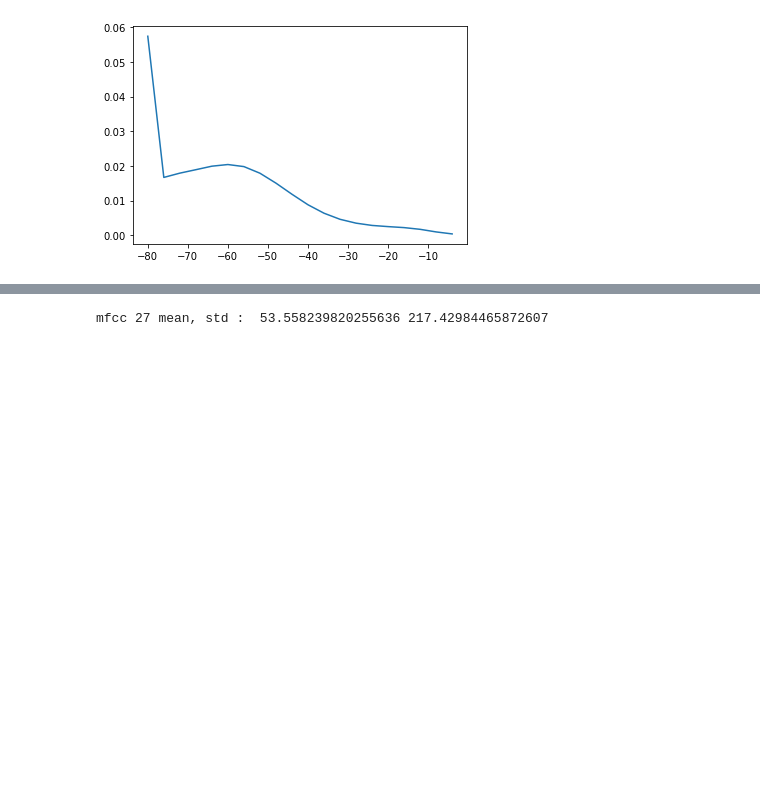
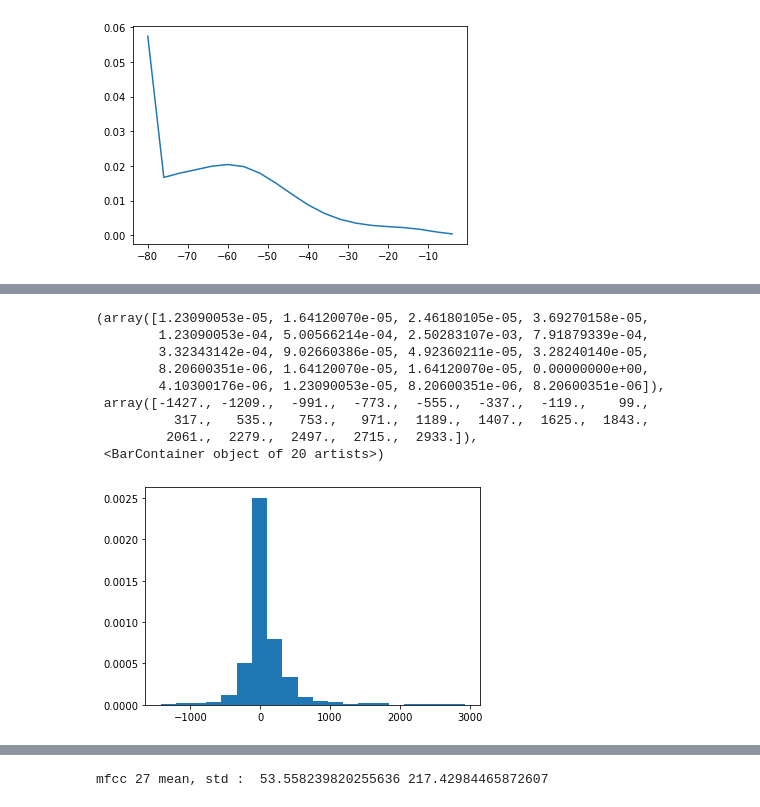
Before and after one commit to bub3690/voice_pathology_ai, a Jupyter notebook: distribution.ipynb, the cells around one changed output, grey strips where cells are left out. Saved outputs shown, nothing was run; the diff lists cells and outputs as text; code cells hidden in the pictures; blank space fills up the shorter version.

```diff
--- a/distribution.ipynb
+++ b/distribution.ipynb
@@ -209,3 +211,46 @@ for key in X:
     spectros.append(log_spectrogram) # spectrogram
     #print(value[0])
     mels.append(mel_feature) # spectrogram
+# %%
+#mfccs
+
+mfccs=[]
+
+sr=16000
+
+for key in X:
+    #print(key)
+    sig =  phrase_dict[key] # 16000hz 실시
+    length=sr*2 #300 padding을 위한 파라미터
+    pad1d=lambda a, i: a[0:i] if a.shape[0] > i else np.hstack((a, np.zeros((i-a.shape[0]))))
+    sig = pad1d(sig,length)
+    sig = (sig-sig.mean())/sig.std()
+    sig_torch = torch.tensor(sig,dtype=torch.float32)
+
+    MFCC = T.MFCC(
+                    sample_rate = mfcc_run_config["sr"],
+                    n_mfcc = mfcc_run_config["n_mfcc"],
+                    melkwargs={
+                        'n_fft': mfcc_run_config["n_fft"],
+                        'n_mels': mfcc_run_config["n_mels"],
+                        'hop_length': mfcc_run_config["hop_length"],
+                        'mel_scale': mfcc_run_config["mel_scale"],
+                        'win_length' : mfcc_run_config["win_length"],
+                        'f_max': mfcc_run_config["f_max"]
+                    }
+                )
+
+    MFCCs=MFCC(sig_torch)
+    MFCCs = MFCCs[1:,]
+    (nframes, ncoeff) = MFCCs.shape
+    cep_lifter = mfcc_run_config["lifter"]
+
+    #log_spectrogram = phrase_scaler[0].transform(log_spectrogram.reshape(1,-1)).reshape(self.mel_params["n_mels"],time_len)
+    #mel_feature=phrase_scaler[1].transform(mel_feature.reshape(1,-1)).reshape(self.mel_params["n_mels"],time_len)
+
+    if cep_lifter > 0:
+        n = np.arange(ncoeff)
+        lift = 1 + (cep_lifter / 2) * np.sin(np.pi * n / cep_lifter)
+        MFCCs *= lift
+
+    mfccs.append(MFCCs)
@@ -278,0 +351,13 @@ plt.plot(np.arange(-80, 0,4),np.array(spectro_bins).mean(axis=0))
+# %%
+plt.hist(np.round( mfccs[0] ).reshape(-1),density=True,histtype='bar',bins=20)
+# %% [output]
+(array([1.23090053e-05, 1.64120070e-05, 2.46180105e-05, 3.69270158e-05,
+        1.23090053e-04, 5.00566214e-04, 2.50283107e-03, 7.91879339e-04,
+        3.32343142e-04, 9.02660386e-05, 4.92360211e-05, 3.28240140e-05,
+        8.20600351e-06, 1.64120070e-05, 1.64120070e-05, 0.00000000e+00,
+        4.10300176e-06, 1.23090053e-05, 8.20600351e-06, 8.20600351e-06]),
+ array([-1427., -1209.,  -991.,  -773.,  -555.,  -337.,  -119.,    99.,
+          317.,   535.,   753.,   971.,  1189.,  1407.,  1625.,  1843.,
+         2061.,  2279.,  2497.,  2715.,  2933.]),
+ <BarContainer object of 20 artists>)
+[figure, added]
```
Also changed, not shown: parts of 25 cells of this notebook, 1 other file.
